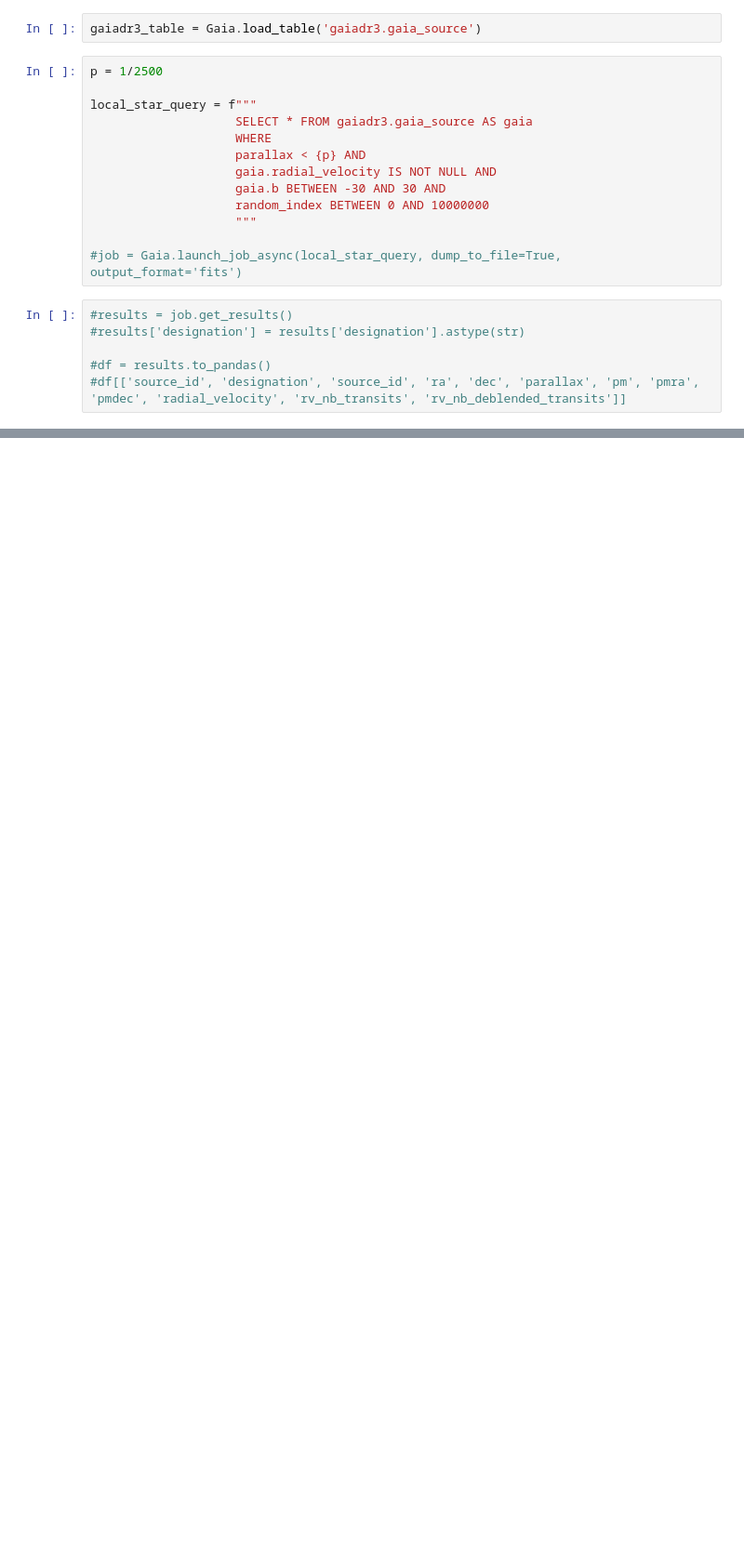
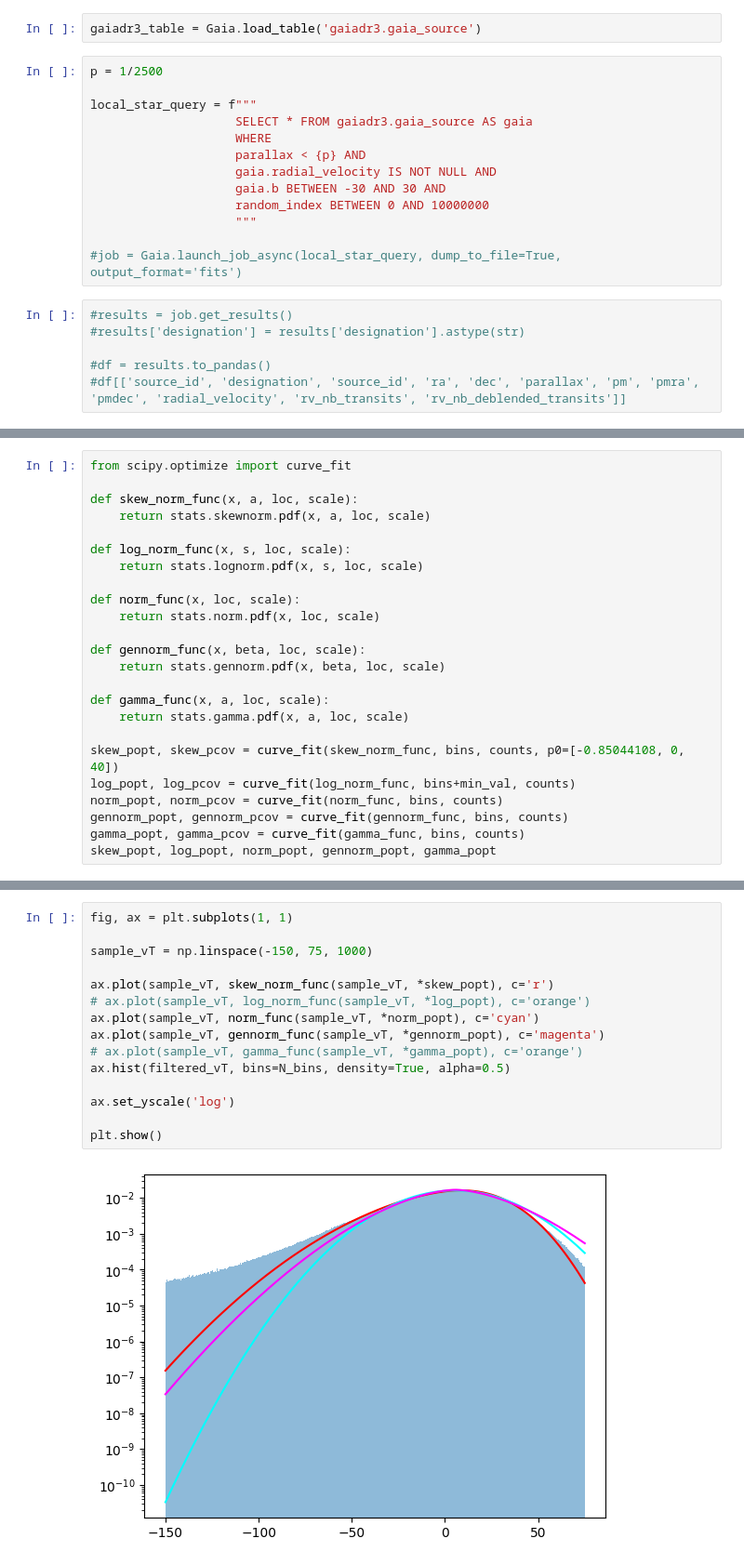
Before and after one commit to FRMR00/MastersThesis-StellarSubStructures, a Jupyter notebook: vPhiTesting/vPhi_Testing.ipynb, the cells around one changed output, grey strips where cells are left out. Shown at 93% size. Drawn from its saved outputs; the diff is of its cells as text; blank space fills up the shorter version.

```diff
--- a/vPhiTesting/vPhi_Testing.ipynb
+++ b/vPhiTesting/vPhi_Testing.ipynb
@@ -56,0 +105,24 @@ ValueError: The truth value of a Series is ambiguous. Use a.empty, a.bool(), a.i
+# %%
+from scipy.optimize import curve_fit
+
+def skew_norm_func(x, a, loc, scale):
+    return stats.skewnorm.pdf(x, a, loc, scale)
+
+def log_norm_func(x, s, loc, scale):
+    return stats.lognorm.pdf(x, s, loc, scale)
+
+def norm_func(x, loc, scale):
+    return stats.norm.pdf(x, loc, scale)
+
+def gennorm_func(x, beta, loc, scale):
+    return stats.gennorm.pdf(x, beta, loc, scale)
+
+def gamma_func(x, a, loc, scale):
+    return stats.gamma.pdf(x, a, loc, scale)
+
+skew_popt, skew_pcov = curve_fit(skew_norm_func, bins, counts, p0=[-0.85044108, 0, 40])
+log_popt, log_pcov = curve_fit(log_norm_func, bins+min_val, counts)
+norm_popt, norm_pcov = curve_fit(norm_func, bins, counts)
+gennorm_popt, gennorm_pcov = curve_fit(gennorm_func, bins, counts)
+gamma_popt, gamma_pcov = curve_fit(gamma_func, bins, counts)
+skew_popt, log_popt, norm_popt, gennorm_popt, gamma_popt
@@ -56,0 +139,17 @@ ValueError: The truth value of a Series is ambiguous. Use a.empty, a.bool(), a.i
+# %%
+fig, ax = plt.subplots(1, 1)
+
+sample_vT = np.linspace(-150, 75, 1000)
+
+ax.plot(sample_vT, skew_norm_func(sample_vT, *skew_popt), c='r')
+# ax.plot(sample_vT, log_norm_func(sample_vT, *log_popt), c='orange')
+ax.plot(sample_vT, norm_func(sample_vT, *norm_popt), c='cyan')
+ax.plot(sample_vT, gennorm_func(sample_vT, *gennorm_popt), c='magenta')
+# ax.plot(sample_vT, gamma_func(sample_vT, *gamma_popt), c='orange')
+ax.hist(filtered_vT, bins=N_bins, density=True, alpha=0.5)
+
+ax.set_yscale('log')
+
+plt.show()
+# %% [output]
+[figure, added]
```
Also changed, not shown: parts of 18 cells of this notebook, 1 other file.
